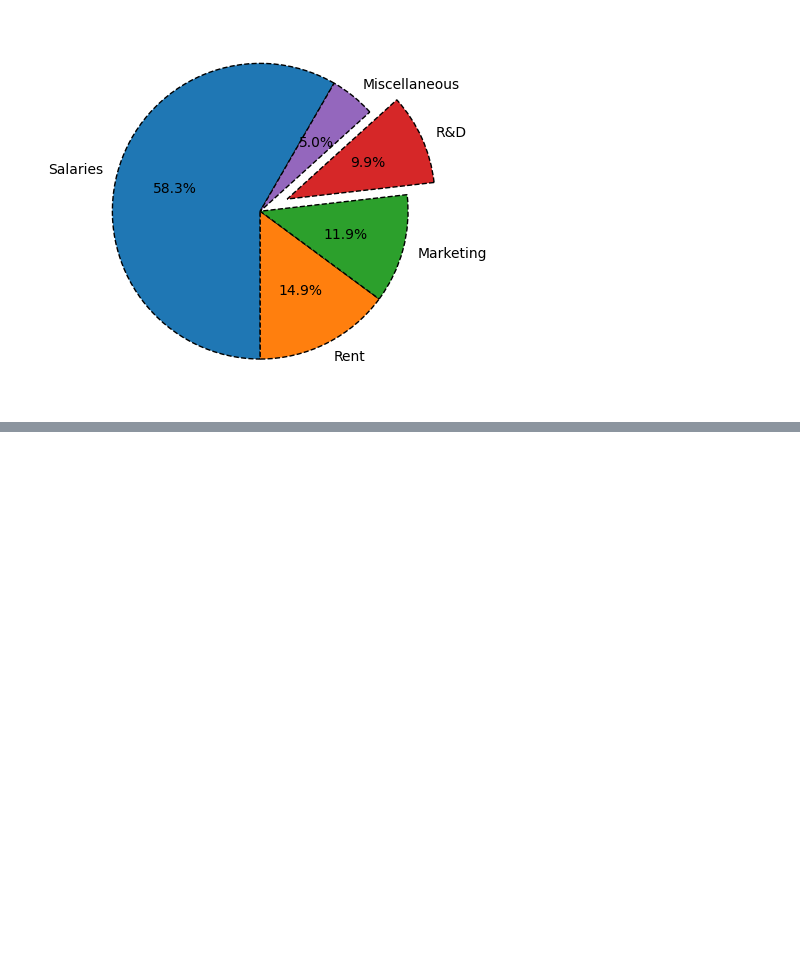
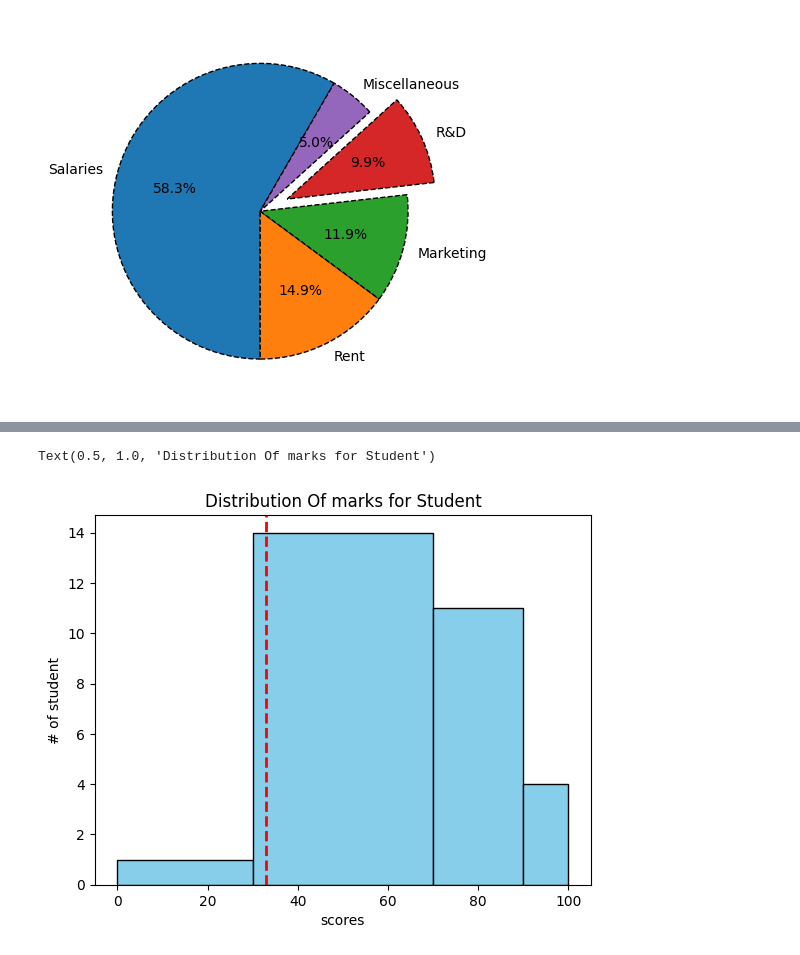
Before and after one commit to Hemil0288/Matplotlib, a Jupyter notebook: Maatplot.ipynb, the cells around one changed output, grey strips where cells are left out. Saved outputs shown, nothing was run; the diff lists cells and outputs as text; code cells hidden in the pictures; blank space fills up the shorter version.

```diff
--- a/Maatplot.ipynb
+++ b/Maatplot.ipynb
@@ -367,0 +433,22 @@ plt.style.available
+# %%
+# axiv lines in  histogram
+#is to draw a vertical line at a specific value on the x-axis of a histogram or graph.
+#It helps highlight important values,  such as the mean, median, or a threshold,
+#  making data easier to understand and compare.
+
+marks=[
+    25,38,42,55,63,57,72,78,83,88,
+    91,95,47,53,59,64,69,74,79,85,
+    92,97,33,45,58,62,71,76,81,89
+]
+
+bins=[0,30,70,90,100]
+plt.hist(marks,color="skyblue",edgecolor="black",bins=bins)
+# axiv lines
+plt.axvline(x=33,color="red",label="Passing Marks",linestyle="--",linewidth="2")
+plt.ylabel("# of student")
+plt.xlabel("scores")
+plt.title("Distribution Of marks for Student")
+# %% [output]
+Text(0.5, 1.0, 'Distribution Of marks for Student')
+[figure, added]
```
Also changed, not shown: parts of 21 cells of this notebook.
